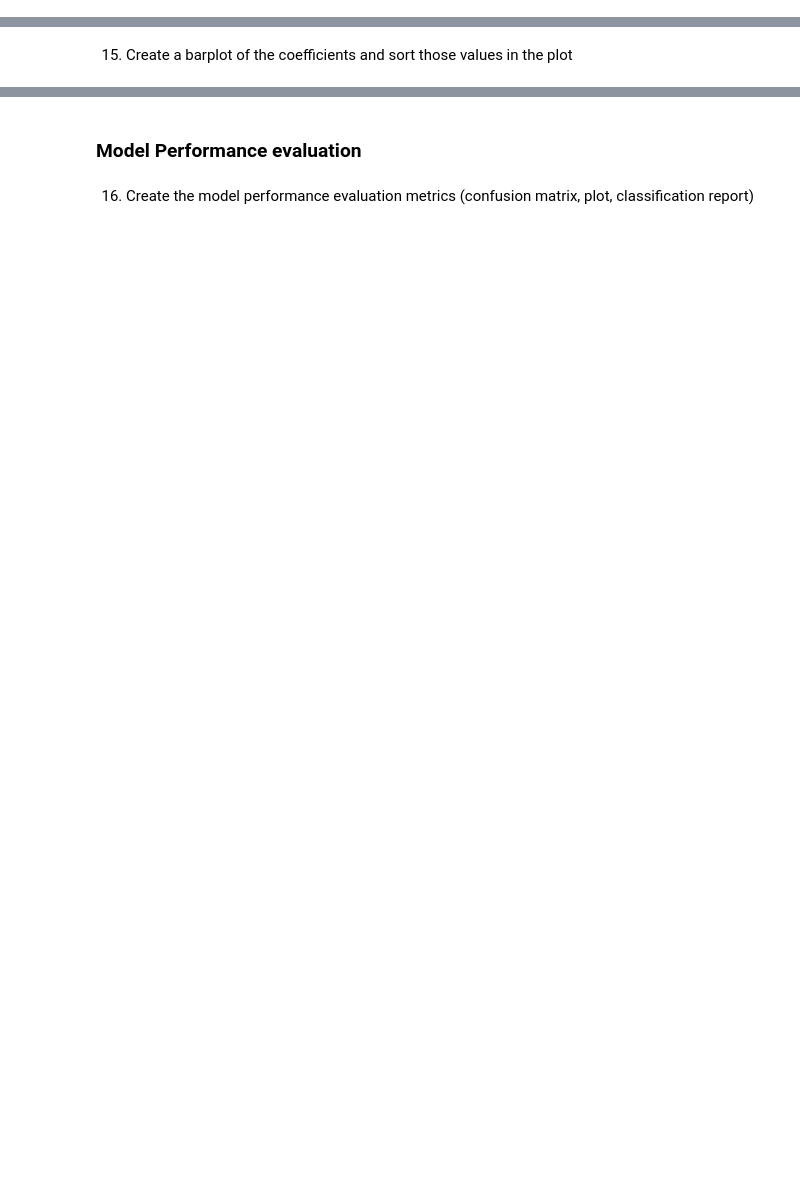
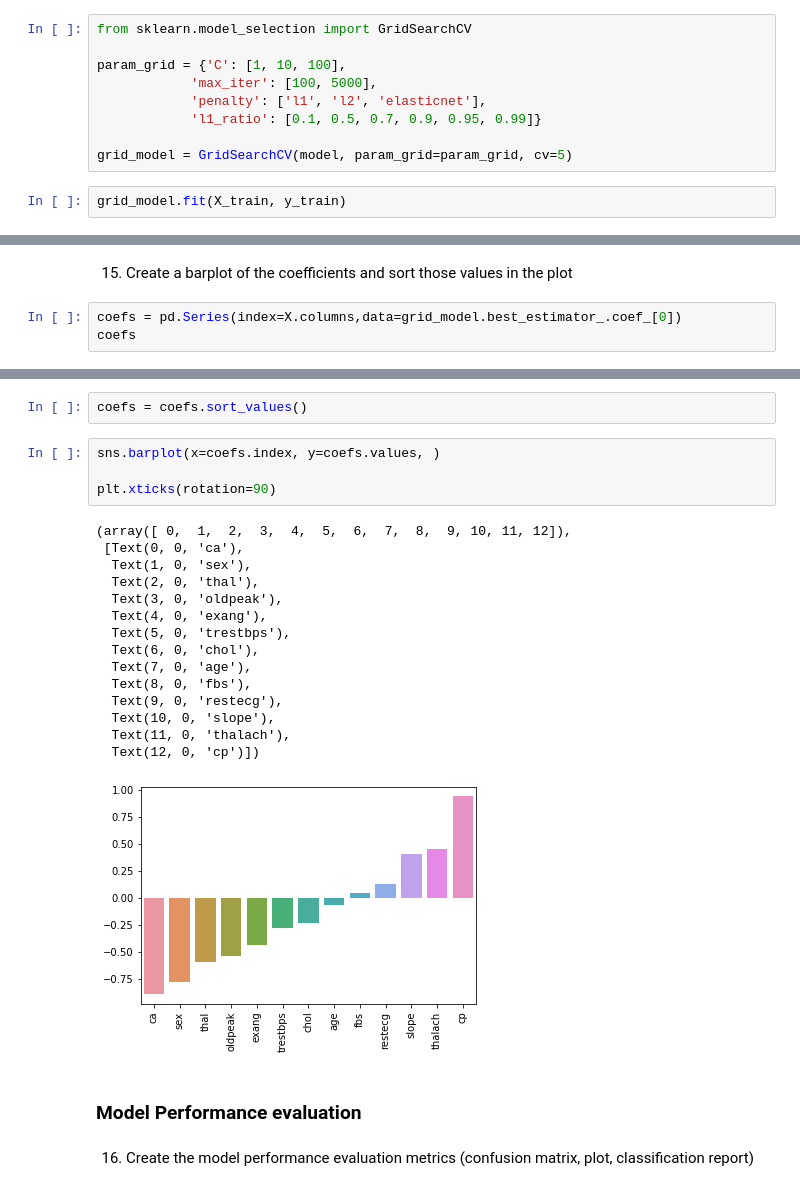
Before and after one commit to ageorgiu17/Udemy_Machine_Learning_and_Data_Science_Masterclass, a Jupyter notebook: Section_10_Logistic_Regression/Section_10_Logistic_Regression_08_Logistic_Regression_Section_Exercises.ipynb, the cells around one changed output, grey strips where cells are left out. Drawn from its saved outputs; the diff is of its cells as text; blank space fills up the shorter version.

```diff
--- a/Section_10_Logistic_Regression/Section_10_Logistic_Regression_08_Logistic_Regression_Section_Exercises.ipynb
+++ b/Section_10_Logistic_Regression/Section_10_Logistic_Regression_08_Logistic_Regression_Section_Exercises.ipynb
@@ -65,2 +163,13 @@ Atributele sunt:
 # %% [markdown]
 12. Perform Cross-Validation and GridSearch
+# %%
+from sklearn.model_selection import GridSearchCV
+
+param_grid = {'C': [1, 10, 100],
+            'max_iter': [100, 5000],
+            'penalty': ['l1', 'l2', 'elasticnet'],
+            'l1_ratio': [0.1, 0.5, 0.7, 0.9, 0.95, 0.99]}
+
+grid_model = GridSearchCV(model, param_grid=param_grid, cv=5)
+# %%
+grid_model.fit(X_train, y_train)
@@ -71,2 +213,5 @@ Atributele sunt:
 # %% [markdown]
 15. Create a barplot of the coefficients and sort those values in the plot
+# %%
+coefs = pd.Series(index=X.columns,data=grid_model.best_estimator_.coef_[0])
+coefs
@@ -73,3 +233,25 @@ Atributele sunt:
+# %%
+coefs = coefs.sort_values()
+# %%
+sns.barplot(x=coefs.index, y=coefs.values, )
+
+plt.xticks(rotation=90)
+# %% [output]
+(array([ 0,  1,  2,  3,  4,  5,  6,  7,  8,  9, 10, 11, 12]),
+ [Text(0, 0, 'ca'),
+  Text(1, 0, 'sex'),
+  Text(2, 0, 'thal'),
+  Text(3, 0, 'oldpeak'),
+  Text(4, 0, 'exang'),
+  Text(5, 0, 'trestbps'),
+  Text(6, 0, 'chol'),
+  Text(7, 0, 'age'),
+  Text(8, 0, 'fbs'),
+  Text(9, 0, 'restecg'),
+  Text(10, 0, 'slope'),
+  Text(11, 0, 'thalach'),
+  Text(12, 0, 'cp')])
+[figure, added]
 # %% [markdown]
 ### Model Performance evaluation
 # %% [markdown]
```
Also changed, not shown: parts of 29 cells of this notebook.
